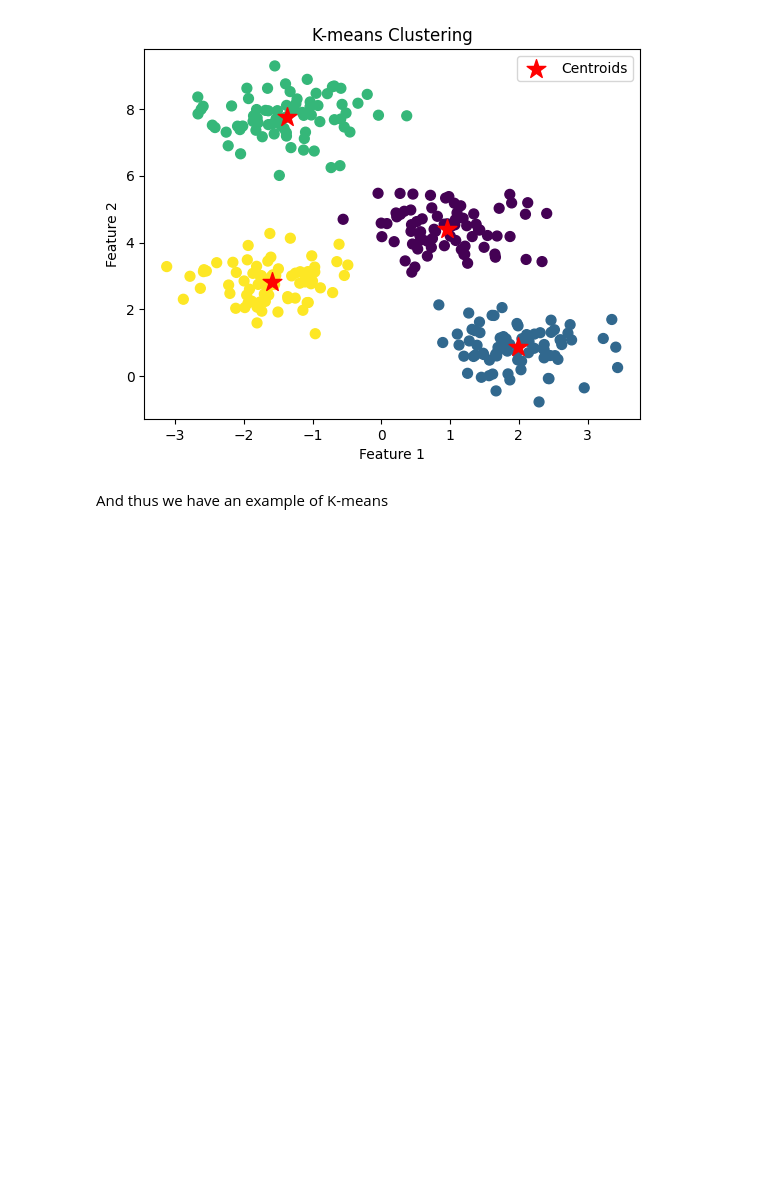
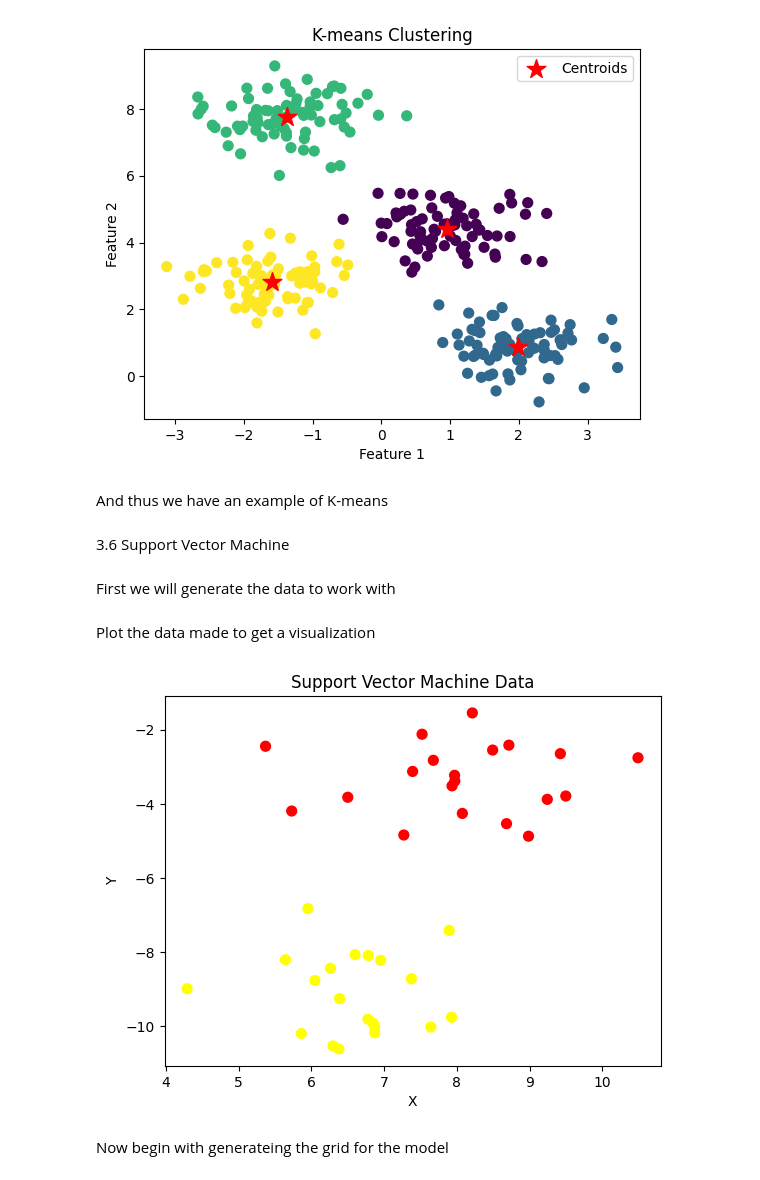
Before and after one commit to ivandenb/MAT-442-Fall-2024-, a Jupyter notebook: HW3_5_6.ipynb, the cells around one changed output. Saved outputs shown, nothing was run; the diff lists cells and outputs as text; code cells hidden in the pictures; blank space fills up the shorter version.

```diff
--- a/HW3_5_6.ipynb
+++ b/HW3_5_6.ipynb
@@ -59,3 +60,25 @@ plt.show()
 [figure]
 # %% [markdown]
 And thus we have an example of K-means
+# %% [markdown]
+3.6 Support Vector Machine
+# %% [markdown]
+First we will generate the data to work with
+# %%
+# we create 40 separable points
+X, y = make_blobs(n_samples=40, centers=2, random_state=6)
+# %% [markdown]
+Plot the data made to get a visualization
+# %%
+# prompt: Plot the X, y
+
+import matplotlib.pyplot as plt
+plt.scatter(X[:, 0], X[:, 1], c=y, s=50, cmap='autumn')
+plt.xlabel("X")
+plt.ylabel("Y")
+plt.title("Support Vector Machine Data")
+plt.show()
+# %% [output]
+[figure, added]
+# %% [markdown]
+Now begin with generateing the grid for the model
```
Also changed, not shown: parts of 5 cells of this notebook.
